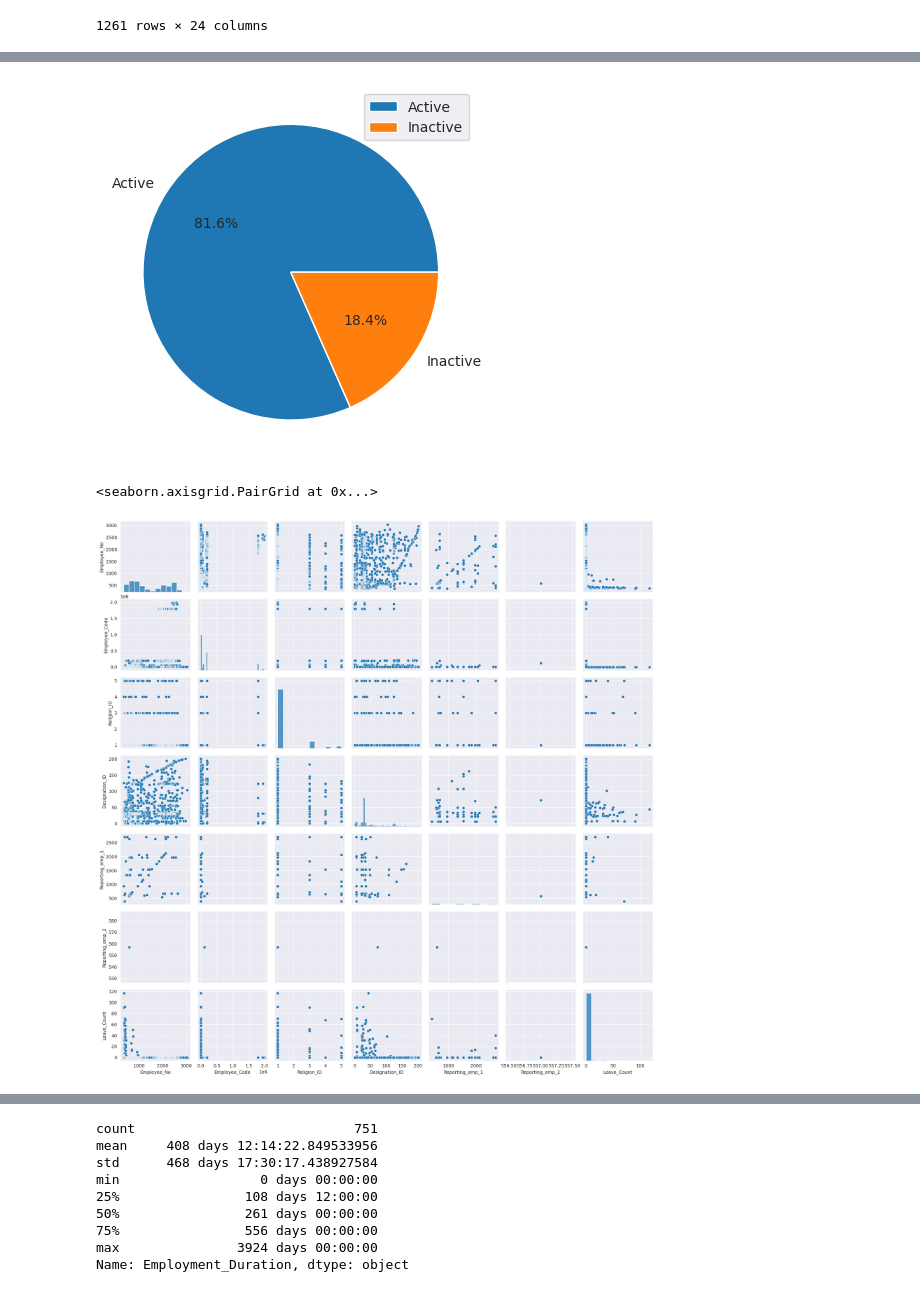
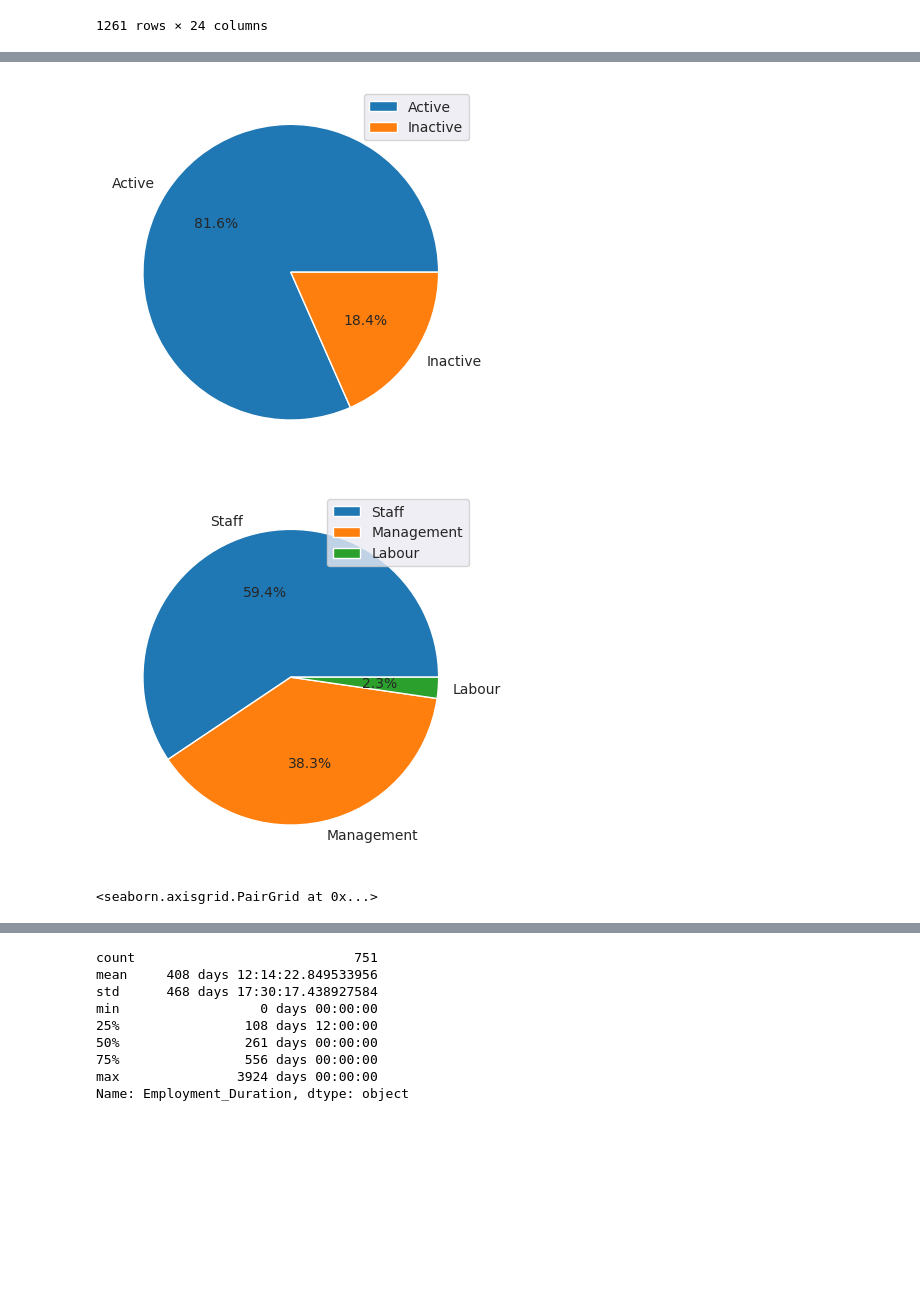
Before and after one commit to pcperera/attrition, a Jupyter notebook: 01 - descriptive-employee.ipynb, the cells around one changed output, grey strips where cells are left out. Saved outputs shown, nothing was run; the diff lists cells and outputs as text; code cells hidden in the pictures; blank space fills up the shorter version.

```diff
--- a/01 - descriptive-employee.ipynb
+++ b/01 - descriptive-employee.ipynb
@@ -76,18 +76,19 @@ df_employee
 # %%
 temp_plot = df_employee['Employment_Type'].value_counts().plot(kind='bar')
 temp_plot.bar_label(temp_plot.containers[0], labels=df_employee['Employment_Type'].value_counts())
 plt.show()
 
 plt.pie(df_employee['Status'].value_counts(), labels=df_employee['Status'].unique(), autopct='%1.1f%%')
 plt.legend()
 plt.show()
 
+plt.pie(df_employee['Employment_Category'].value_counts(), labels=df_employee['Employment_Category'].unique(), autopct='%1.1f%%')
+plt.legend()
+plt.show()
+
 seaborn.pairplot(df_employee)
-#temp_plot = df['Designation'].value_counts().plot(kind='pie')
-#plt.legend()
-#plt.show()
 # %% [output]
 [figure]
 [figure]
+[figure, new version]
 <seaborn.axisgrid.PairGrid at 0x...>
-[figure, old version]
```
Also changed, not shown: parts of 1 cell of this notebook, 2 other files.
